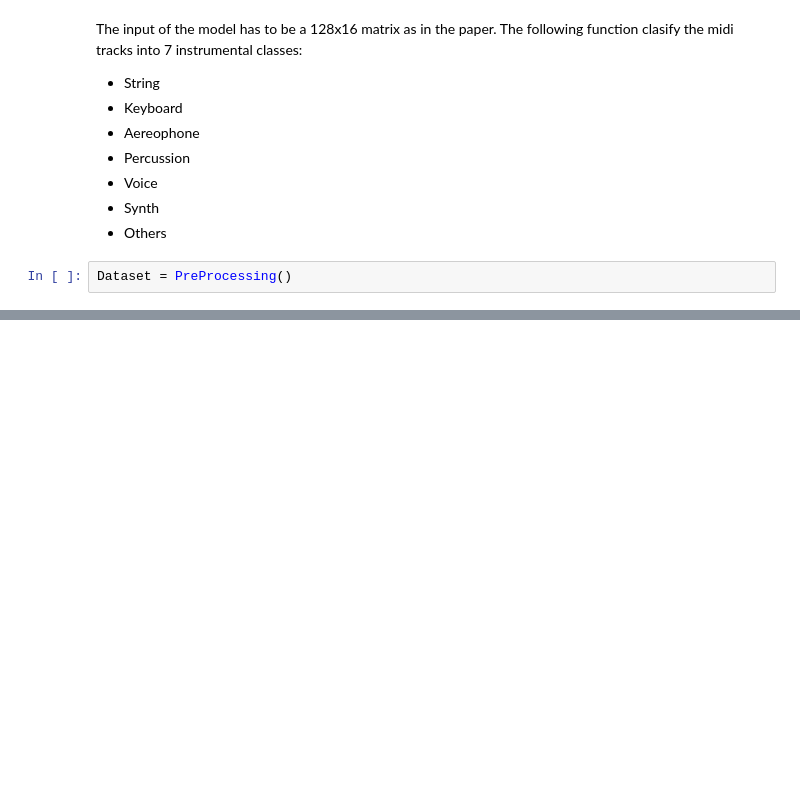
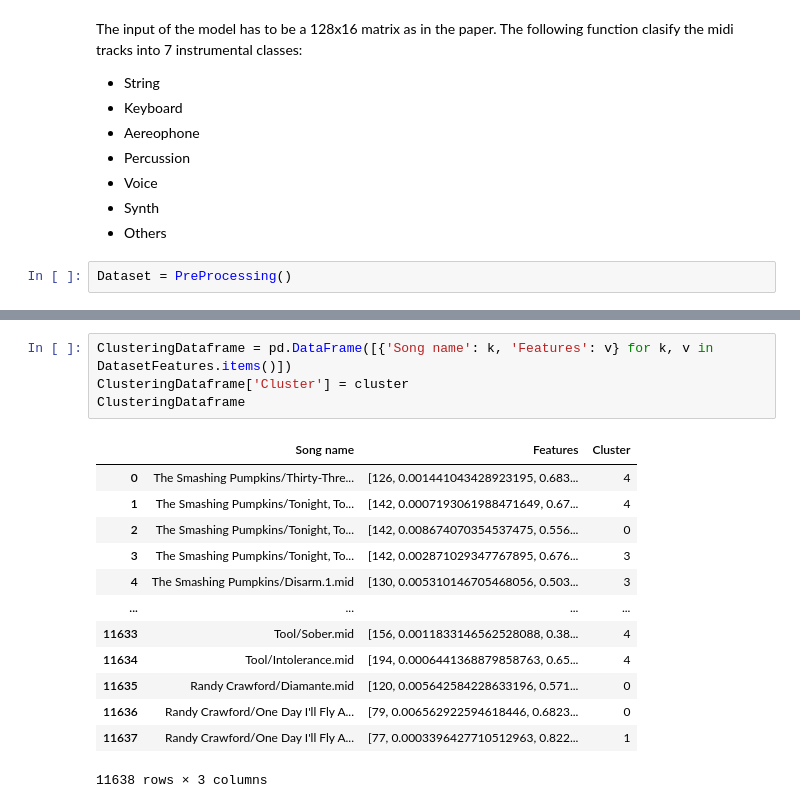
Before and after one commit to FrancescoLR02/MusicGenerator_Project, a Jupyter notebook: MusicGenerator.ipynb, the cells around one changed output, grey strips where cells are left out. Cells and saved outputs as stored; diff of their text form; blank space fills up the shorter version.

```diff
--- a/MusicGenerator.ipynb
+++ b/MusicGenerator.ipynb
@@ -40,0 +104,18 @@ with open('Dataset.pkl', 'rb') as f:
+# %%
+ClusteringDataframe = pd.DataFrame([{'Song name': k, 'Features': v} for k, v in DatasetFeatures.items()])
+ClusteringDataframe['Cluster'] = cluster
+ClusteringDataframe
+# %% [output]
+|  | Song name | Features | Cluster |
+| 0 | The Smashing Pumpkins/Thirty-Thre... | [126, 0.001441043428923195, 0.683... | 4 |
+| 1 | The Smashing Pumpkins/Tonight, To... | [142, 0.0007193061988471649, 0.67... | 4 |
+| 2 | The Smashing Pumpkins/Tonight, To... | [142, 0.008674070354537475, 0.556... | 0 |
+| 3 | The Smashing Pumpkins/Tonight, To... | [142, 0.002871029347767895, 0.676... | 3 |
+| 4 | The Smashing Pumpkins/Disarm.1.mid | [130, 0.005310146705468056, 0.503... | 3 |
+| ... | ... | ... | ... |
+| 11633 | Tool/Sober.mid | [156, 0.0011833146562528088, 0.38... | 4 |
+| 11634 | Tool/Intolerance.mid | [194, 0.0006441368879858763, 0.65... | 4 |
+| 11635 | Randy Crawford/Diamante.mid | [120, 0.005642584228633196, 0.571... | 0 |
+| 11636 | Randy Crawford/One Day I'll Fly A... | [79, 0.006562922594618446, 0.6823... | 0 |
+| 11637 | Randy Crawford/One Day I'll Fly A... | [77, 0.0003396427710512963, 0.822... | 1 |
+11638 rows × 3 columns
```
Also changed, not shown: parts of 6 cells of this notebook, 5 other files.
